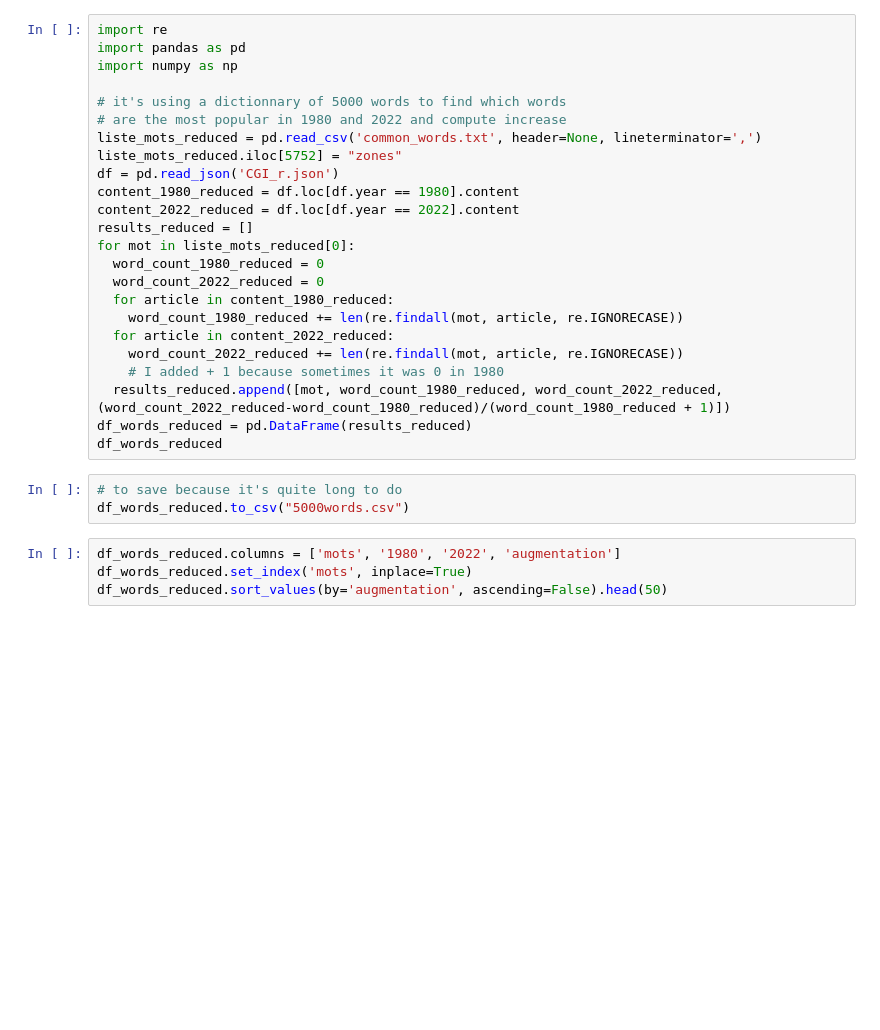
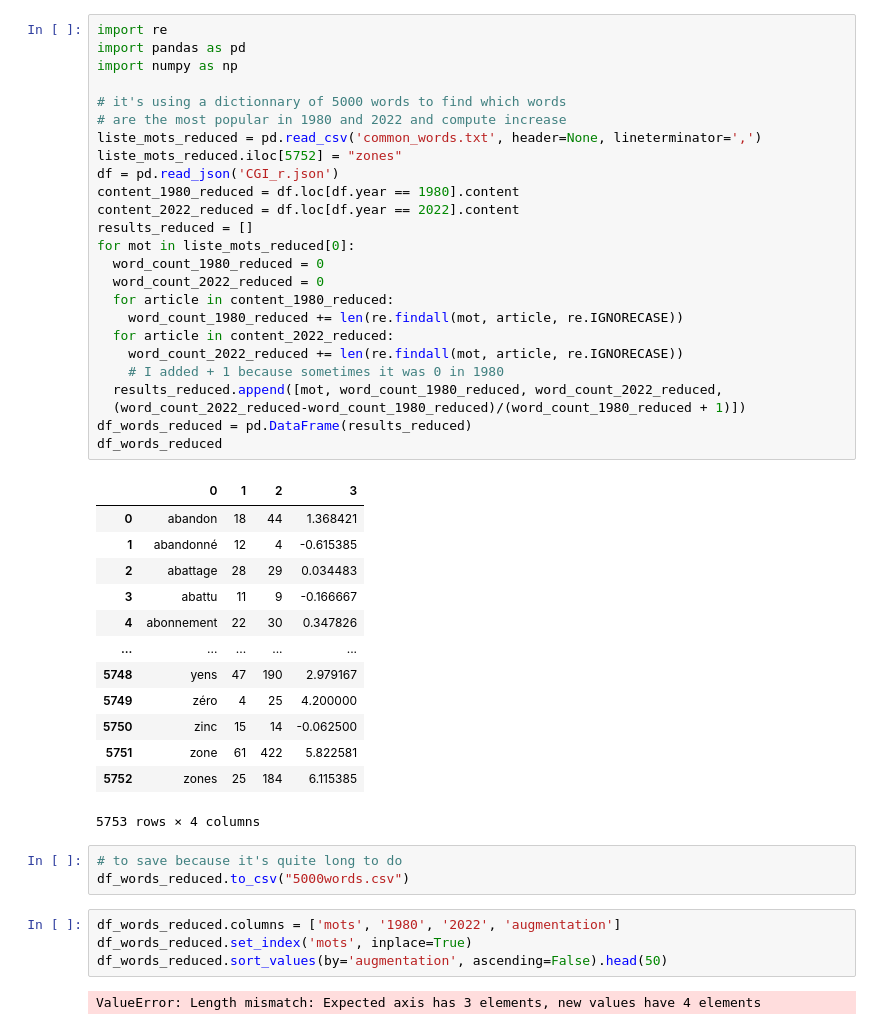
Before and after one commit to Ozymandyas/networkLegifrance, a Jupyter notebook: dictionnary_analysis.ipynb, the cells around one changed output. Drawn from its saved outputs; the diff is of its cells as text; blank space fills up the shorter version.

```diff
--- a/dictionnary_analysis.ipynb
+++ b/dictionnary_analysis.ipynb
@@ -1,27 +1,42 @@
 # %%
 import re
 import pandas as pd
 import numpy as np
 
 # it's using a dictionnary of 5000 words to find which words
 # are the most popular in 1980 and 2022 and compute increase
 liste_mots_reduced = pd.read_csv('common_words.txt', header=None, lineterminator=',')
 liste_mots_reduced.iloc[5752] = "zones"
 df = pd.read_json('CGI_r.json')
 content_1980_reduced = df.loc[df.year == 1980].content
 content_2022_reduced = df.loc[df.year == 2022].content
 results_reduced = []
 for mot in liste_mots_reduced[0]:
   word_count_1980_reduced = 0
   word_count_2022_reduced = 0
   for article in content_1980_reduced:
     word_count_1980_reduced += len(re.findall(mot, article, re.IGNORECASE))
   for article in content_2022_reduced:
     word_count_2022_reduced += len(re.findall(mot, article, re.IGNORECASE))
     # I added + 1 because sometimes it was 0 in 1980
-  results_reduced.append([mot, word_count_1980_reduced, word_count_2022_reduced, (word_count_2022_reduced-word_count_1980_reduced)/(word_count_1980_reduced + 1)])
+  results_reduced.append([mot, word_count_1980_reduced, word_count_2022_reduced,
+  (word_count_2022_reduced-word_count_1980_reduced)/(word_count_1980_reduced + 1)])
 df_words_reduced = pd.DataFrame(results_reduced)
 df_words_reduced
+# %% [output]
+|  | 0 | 1 | 2 | 3 |
+| 0 | abandon | 18 | 44 | 1.368421 |
+| 1 | abandonné | 12 | 4 | -0.615385 |
+| 2 | abattage | 28 | 29 | 0.034483 |
+| 3 | abattu | 11 | 9 | -0.166667 |
+| 4 | abonnement | 22 | 30 | 0.347826 |
+| ... | ... | ... | ... | ... |
+| 5748 | yens | 47 | 190 | 2.979167 |
+| 5749 | zéro | 4 | 25 | 4.200000 |
+| 5750 | zinc | 15 | 14 | -0.062500 |
+| 5751 | zone | 61 | 422 | 5.822581 |
+| 5752 | zones | 25 | 184 | 6.115385 |
+5753 rows × 4 columns
 # %%
 # to save because it's quite long to do
 df_words_reduced.to_csv("5000words.csv")
@@ -29,3 +44,5 @@ df_words_reduced.to_csv("5000words.csv")
 df_words_reduced.columns = ['mots', '1980', '2022', 'augmentation']
 df_words_reduced.set_index('mots', inplace=True)
 df_words_reduced.sort_values(by='augmentation', ascending=False).head(50)
+# %% [output]
+ValueError: Length mismatch: Expected axis has 3 elements, new values have 4 elements
```
Also changed, not shown: parts of 3 cells of this notebook.
